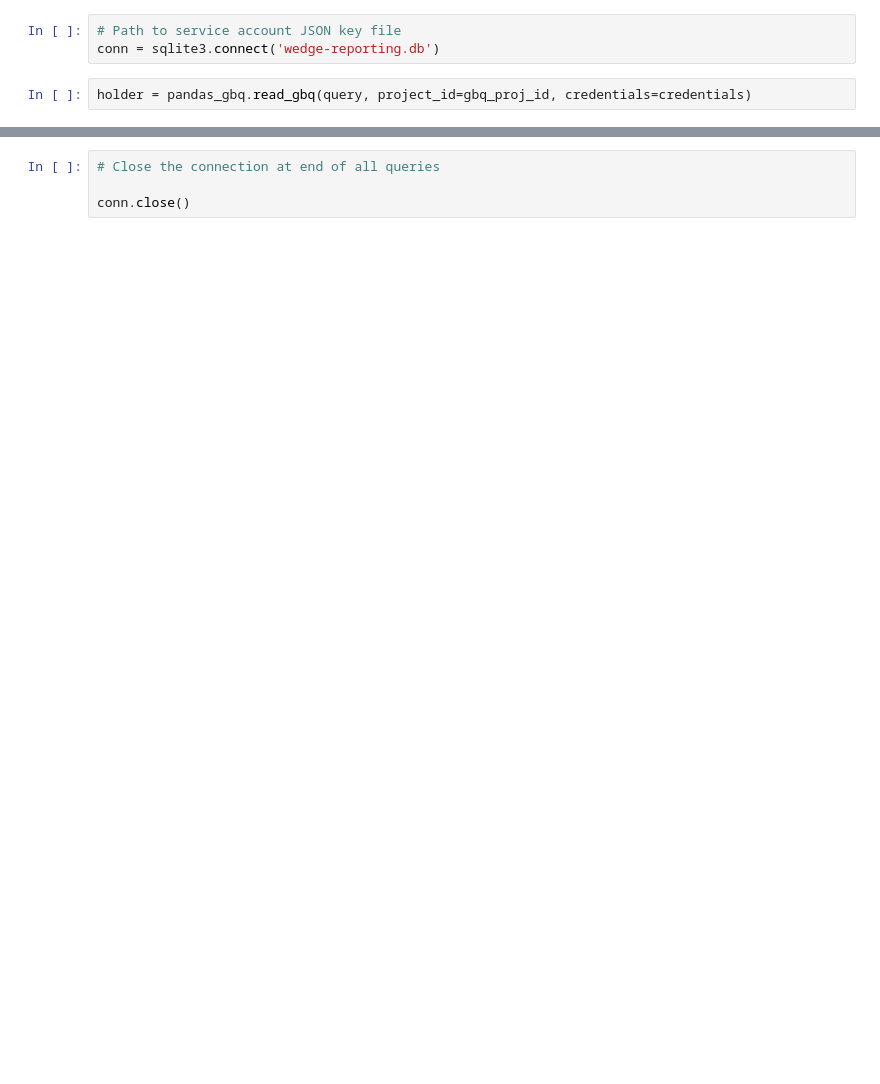
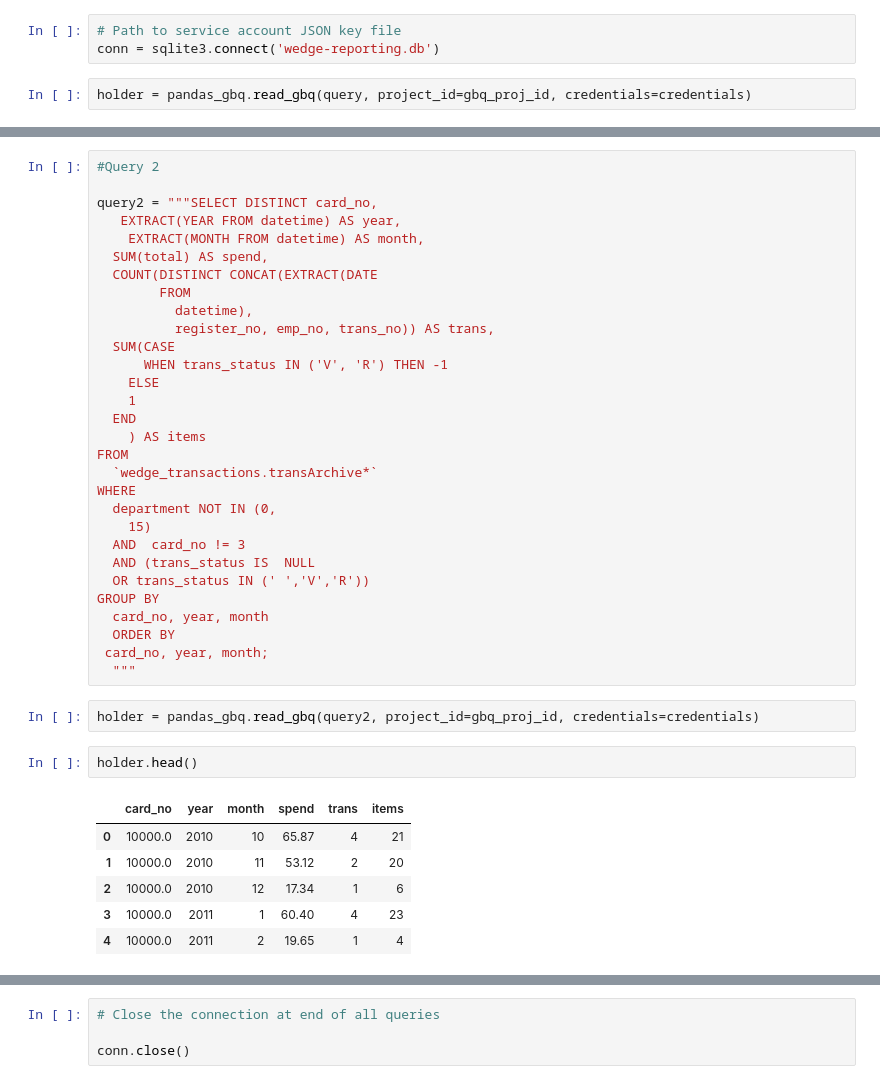
Before and after one commit to britrthompson/wedge-project, a Jupyter notebook: WedgeProject.ipynb, the cells around one changed output, grey strips where cells are left out. Cells and saved outputs as stored; diff of their text form; blank space fills up the shorter version.

```diff
--- a/WedgeProject.ipynb
+++ b/WedgeProject.ipynb
@@ -219,0 +486,41 @@ holder.to_sql('date-hour', conn, if_exists='replace', index=False)
+# %%
+#Query 2
+
+query2 = """SELECT DISTINCT card_no,
+   EXTRACT(YEAR FROM datetime) AS year,
+    EXTRACT(MONTH FROM datetime) AS month,
+  SUM(total) AS spend,
+  COUNT(DISTINCT CONCAT(EXTRACT(DATE
+        FROM
+          datetime),
+          register_no, emp_no, trans_no)) AS trans,
+  SUM(CASE
+      WHEN trans_status IN ('V', 'R') THEN -1
+    ELSE
+    1
+  END
+    ) AS items
+FROM
+  `wedge_transactions.transArchive*`
+WHERE
+  department NOT IN (0,
+    15)
+  AND  card_no != 3
+  AND (trans_status IS  NULL
+  OR trans_status IN (' ','V','R'))
+GROUP BY
+  card_no, year, month
+  ORDER BY
+ card_no, year, month;
+  """
+# %%
+holder = pandas_gbq.read_gbq(query2, project_id=gbq_proj_id, credentials=credentials)
+# %%
+holder.head()
+# %% [output]
+|  | card_no | year | month | spend | trans | items |
+| 0 | 10000.0 | 2010 | 10 | 65.87 | 4 | 21 |
+| 1 | 10000.0 | 2010 | 11 | 53.12 | 2 | 20 |
+| 2 | 10000.0 | 2010 | 12 | 17.34 | 1 | 6 |
+| 3 | 10000.0 | 2011 | 1 | 60.40 | 4 | 23 |
+| 4 | 10000.0 | 2011 | 2 | 19.65 | 1 | 4 |
```
Also changed, not shown: parts of 14 cells of this notebook.
